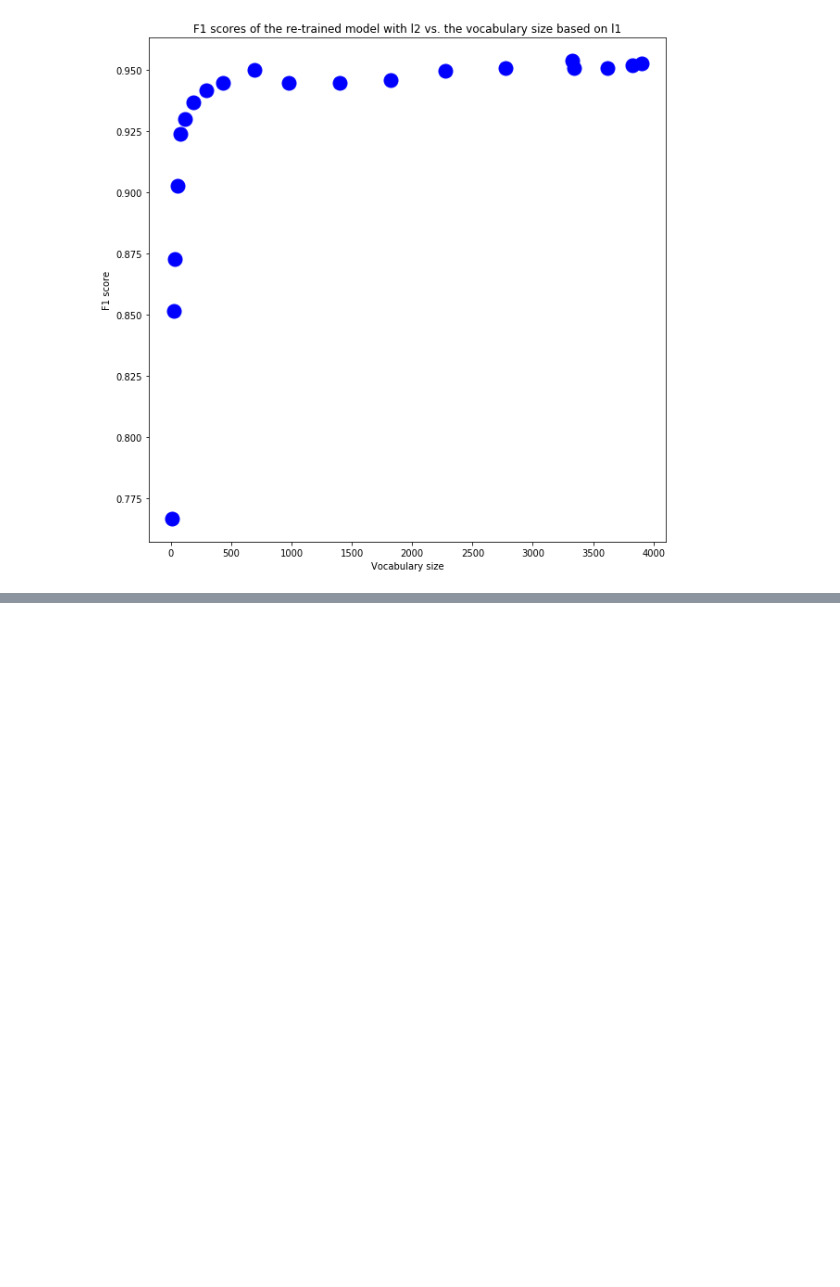
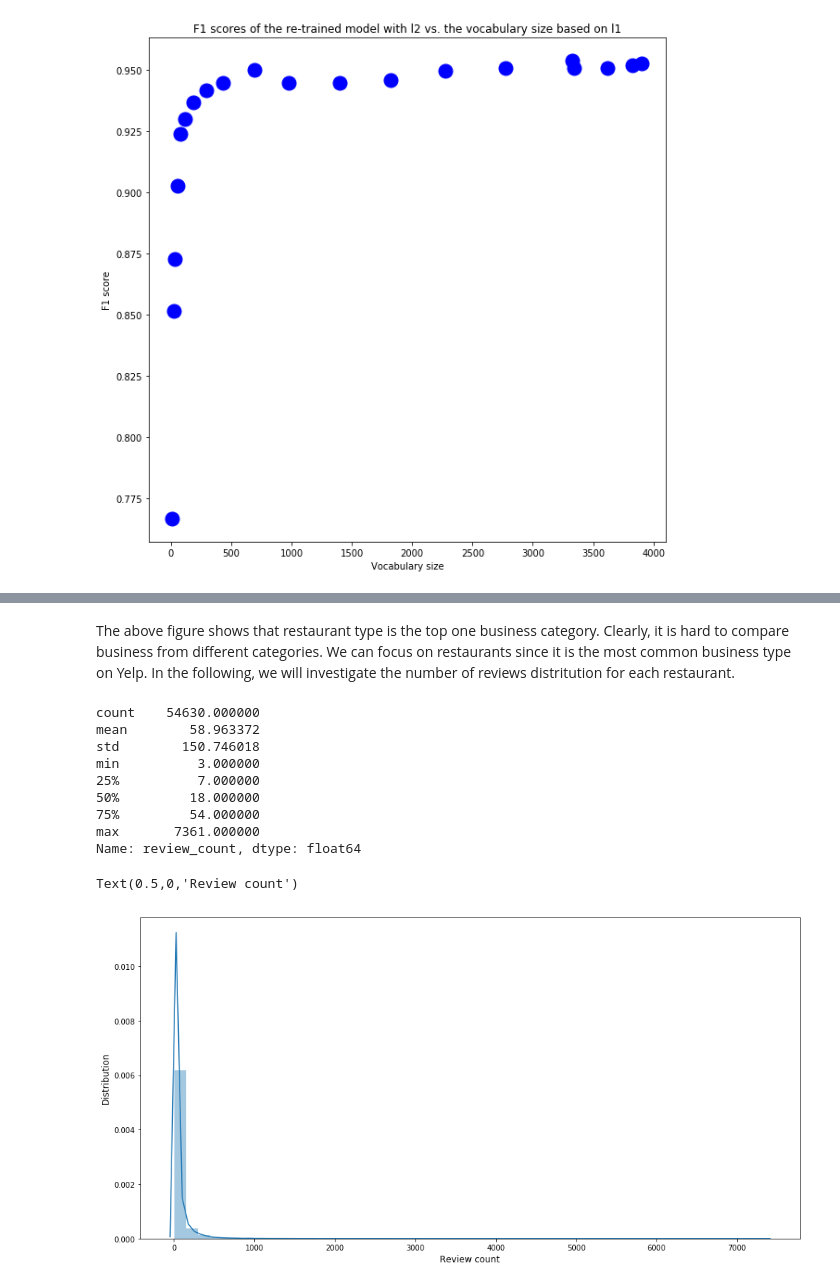
Before and after one commit to chandra1sekar/yelp-reviews, a Jupyter notebook: yelp_review_classification.ipynb, the cells around one changed output, grey strips where cells are left out. Drawn from its saved outputs; the diff is of its cells as text; code cells hidden in the pictures; blank space fills up the shorter version.

```diff
--- a/yelp_review_classification.ipynb
+++ b/yelp_review_classification.ipynb
@@ -337,0 +411,21 @@ The best F1 score is achieved by using the vocabulary size 3329 determined by L1
+# %% [markdown]
+The above figure shows that restaurant type is the top one business category. Clearly, it is hard to compare business from different categories. We can focus on restaurants since it is the most common business type on Yelp. In the following, we will investigate the number of reviews distritution for each restaurant.
+# %%
+restaurant_review_cnt = business.loc[(business['categories'].str.lower().str.contains('restaurant'))]['review_count']
+print(restaurant_review_cnt.describe())
+plt.figure(figsize=(16,8))
+sns.distplot(restaurant_review_cnt)
+plt.ylabel('Distribution', fontsize=12)
+plt.xlabel('Review count', fontsize=12)
+# %% [output]
+count    54630.000000
+mean        58.963372
+std        150.746018
+min          3.000000
+25%          7.000000
+50%         18.000000
+75%         54.000000
+max       7361.000000
+Name: review_count, dtype: float64
+Text(0.5,0,'Review count')
+[figure, added]
```
Also changed, not shown: parts of 17 cells of this notebook.
